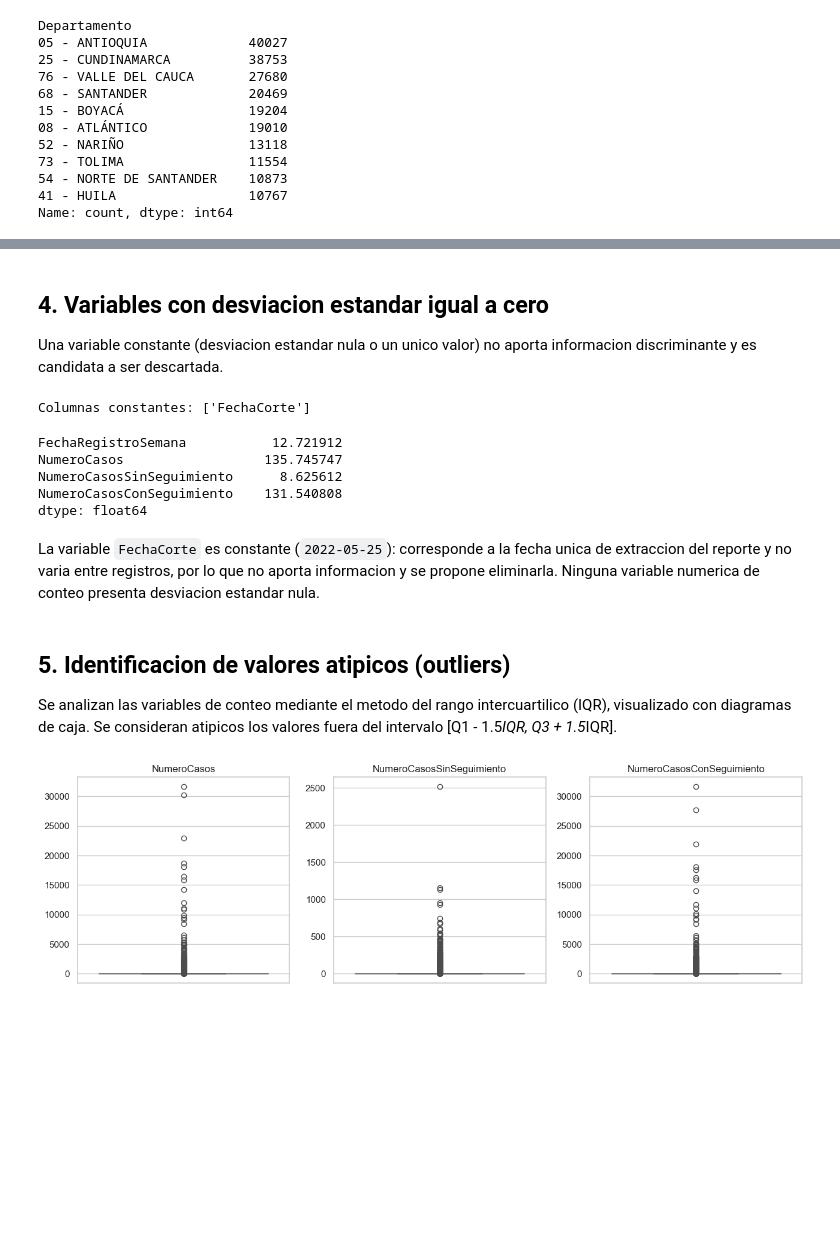
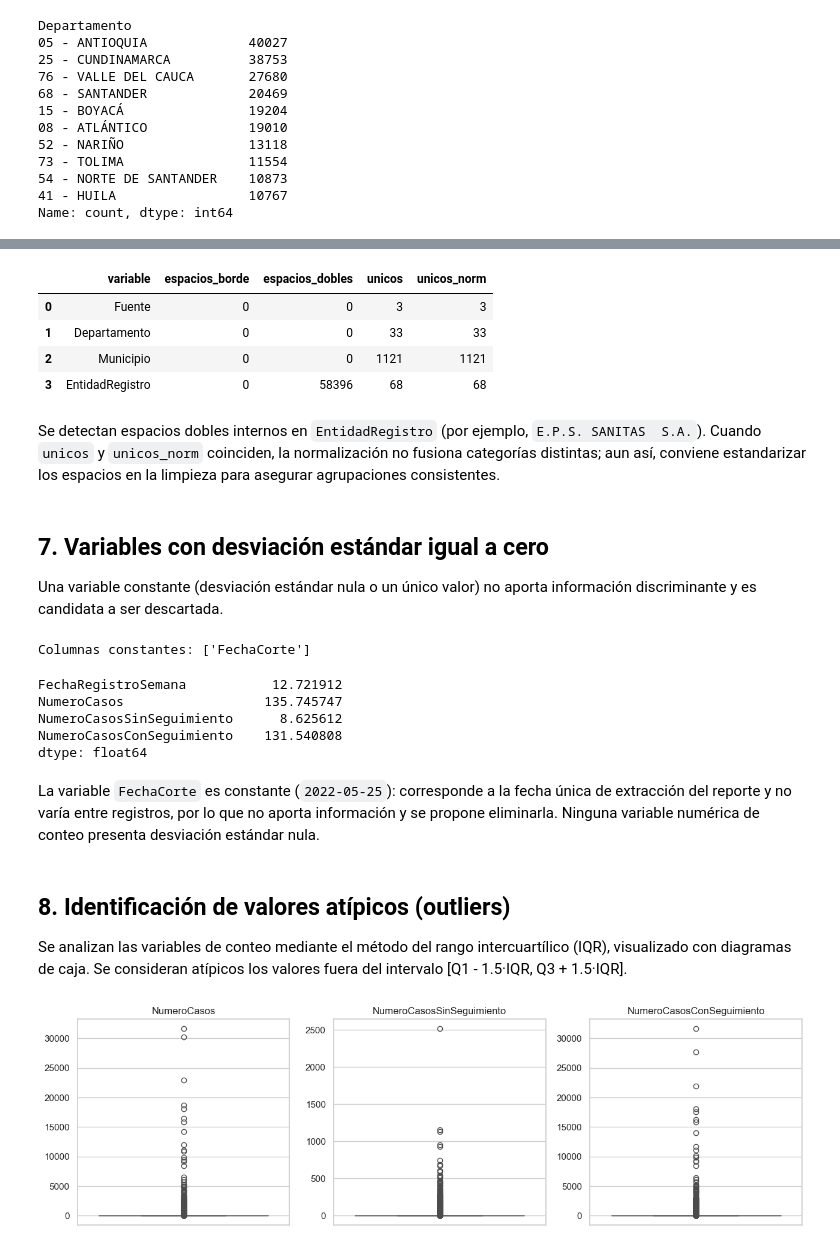
Before and after one commit to JabesMonroy/Proyecto_Esp-Fund-Datos_PRASS_Seg.COVID19, a Jupyter notebook: Proyecto_PRASS_Seguimiento_COVID19.ipynb, the cells around one changed output, grey strips where cells are left out. Cells and saved outputs as stored; diff of their text form; code cells hidden in the pictures; blank space fills up the shorter version.

```diff
--- a/Proyecto_PRASS_Seguimiento_COVID19.ipynb
+++ b/Proyecto_PRASS_Seguimiento_COVID19.ipynb
@@ -138,7 +204,29 @@ La variable `Fuente` presenta tres categorias, con predominio de los casos confi
+# %%
+cat = ['Fuente', 'Departamento', 'Municipio', 'EntidadRegistro']
+reporte = []
+for c in cat:
+    s = df[c].astype(str)
+    norm = s.str.strip().str.replace(r'\s+', ' ', regex=True)
+    reporte.append({
+        'variable': c,
+        'espacios_borde': int((s != s.str.strip()).sum()),
+        'espacios_dobles': int(s.str.contains(r'  ', regex=False).sum()),
+        'unicos': s.nunique(),
+        'unicos_norm': norm.nunique(),
+    })
+pd.DataFrame(reporte)
+# %% [output]
+|  | variable | espacios_borde | espacios_dobles | unicos | unicos_norm |
+| 0 | Fuente | 0 | 0 | 3 | 3 |
+| 1 | Departamento | 0 | 0 | 33 | 33 |
+| 2 | Municipio | 0 | 0 | 1121 | 1121 |
+| 3 | EntidadRegistro | 0 | 58396 | 68 | 68 |
+# %% [markdown]
+Se detectan espacios dobles internos en `EntidadRegistro` (por ejemplo, `E.P.S. SANITAS  S.A.`). Cuando `unicos` y `unicos_norm` coinciden, la normalización no fusiona categorías distintas; aun así, conviene estandarizar los espacios en la limpieza para asegurar agrupaciones consistentes.
 # %% [markdown]
-## 4. Variables con desviacion estandar igual a cero
+## 7. Variables con desviación estándar igual a cero
 
-Una variable constante (desviacion estandar nula o un unico valor) no aporta informacion discriminante y es candidata a ser descartada.
+Una variable constante (desviación estándar nula o un único valor) no aporta información discriminante y es candidata a ser descartada.
 # %%
 constantes = [c for c in df.columns if df[c].nunique(dropna=False) <= 1]
 print('Columnas constantes:', constantes)
@@ -151,11 +239,11 @@ NumeroCasosSinSeguimiento      8.625612
 NumeroCasosConSeguimiento    131.540808
 dtype: float64
 # %% [markdown]
-La variable `FechaCorte` es constante (`2022-05-25`): corresponde a la fecha unica de extraccion del reporte y no varia entre registros, por lo que no aporta informacion y se propone eliminarla. Ninguna variable numerica de conteo presenta desviacion estandar nula.
+La variable `FechaCorte` es constante (`2022-05-25`): corresponde a la fecha única de extracción del reporte y no varía entre registros, por lo que no aporta información y se propone eliminarla. Ninguna variable numérica de conteo presenta desviación estándar nula.
 # %% [markdown]
-## 5. Identificacion de valores atipicos (outliers)
+## 8. Identificación de valores atípicos (outliers)
 
-Se analizan las variables de conteo mediante el metodo del rango intercuartilico (IQR), visualizado con diagramas de caja. Se consideran atipicos los valores fuera del intervalo [Q1 - 1.5*IQR, Q3 + 1.5*IQR].
+Se analizan las variables de conteo mediante el método del rango intercuartílico (IQR), visualizado con diagramas de caja. Se consideran atípicos los valores fuera del intervalo [Q1 - 1.5·IQR, Q3 + 1.5·IQR].
 # %%
 num = ['NumeroCasos', 'NumeroCasosSinSeguimiento', 'NumeroCasosConSeguimiento']
 fig, axes = plt.subplots(1, 3, figsize=(13, 4))
```
Also changed, not shown: parts of 26 cells of this notebook, 1 other file.
